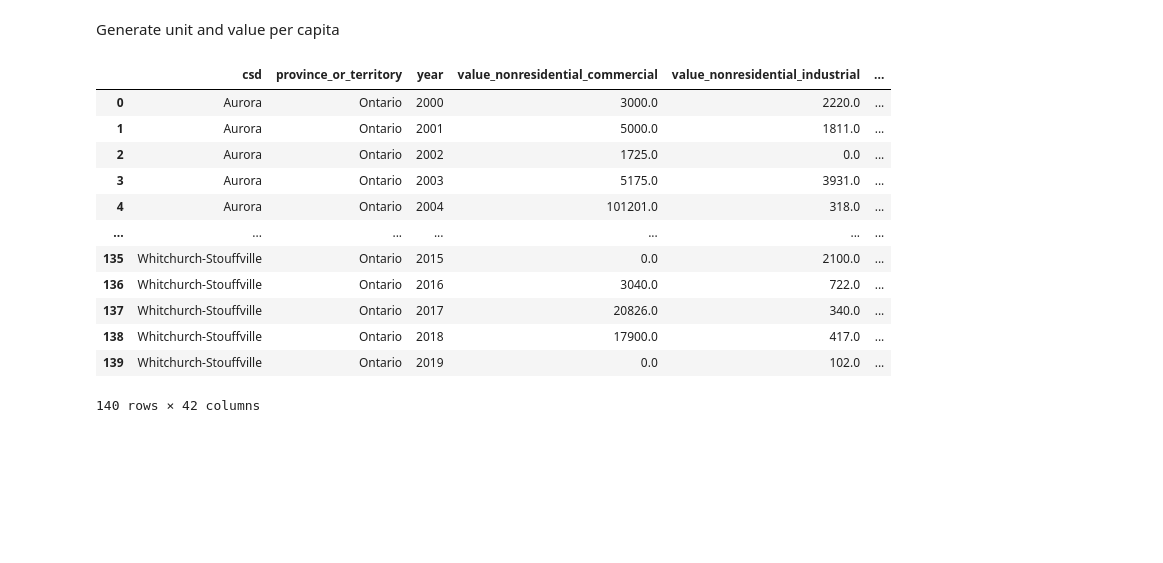
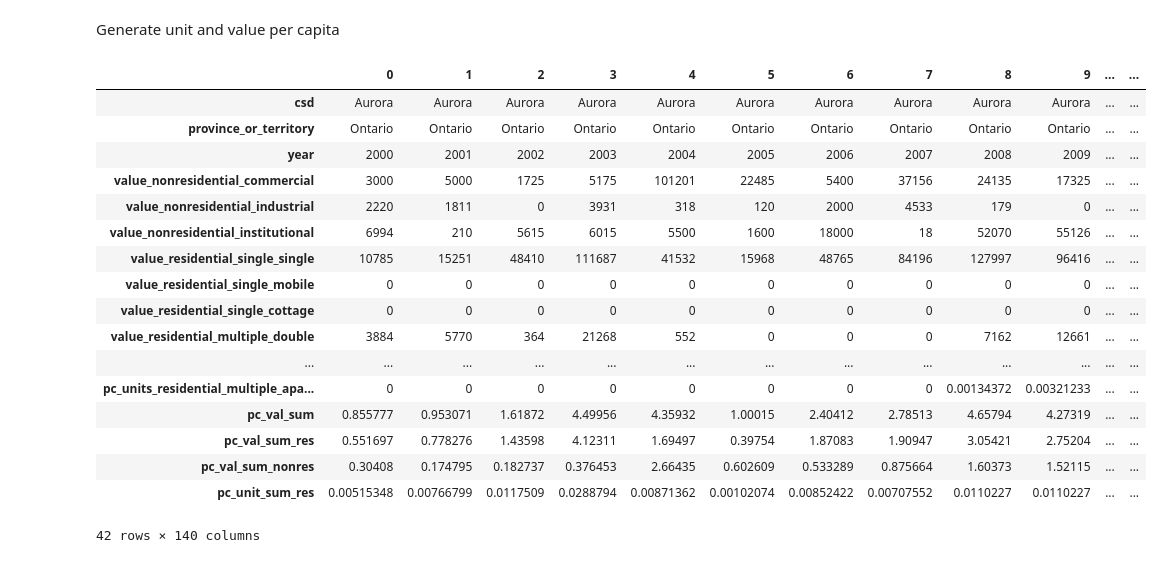
Before and after one commit to FredaXin/project_vaughan, a Jupyter notebook: eda.ipynb, the cells around one changed output. Saved outputs shown, nothing was run; the diff lists cells and outputs as text; code cells hidden in the pictures; blank space fills up the shorter version.

```diff
--- a/eda.ipynb
+++ b/eda.ipynb
@@ -181,18 +181,23 @@ def generate_pc(df):
     return df
 # %%
 generate_pc(top_25)
-generate_pc(york)
+generate_pc(york).T
 # %% [output]
-|  | csd | province_or_territory | year | value_nonresidential_commercial | value_nonresidential_industrial | ... |
-| 0 | Aurora | Ontario | 2000 | 3000.0 | 2220.0 | ... |
-| 1 | Aurora | Ontario | 2001 | 5000.0 | 1811.0 | ... |
-| 2 | Aurora | Ontario | 2002 | 1725.0 | 0.0 | ... |
-| 3 | Aurora | Ontario | 2003 | 5175.0 | 3931.0 | ... |
-| 4 | Aurora | Ontario | 2004 | 101201.0 | 318.0 | ... |
-| ... | ... | ... | ... | ... | ... | ... |
-| 135 | Whitchurch-Stouffville | Ontario | 2015 | 0.0 | 2100.0 | ... |
-| 136 | Whitchurch-Stouffville | Ontario | 2016 | 3040.0 | 722.0 | ... |
-| 137 | Whitchurch-Stouffville | Ontario | 2017 | 20826.0 | 340.0 | ... |
-| 138 | Whitchurch-Stouffville | Ontario | 2018 | 17900.0 | 417.0 | ... |
-| 139 | Whitchurch-Stouffville | Ontario | 2019 | 0.0 | 102.0 | ... |
+|  | 0 | 1 | 2 | 3 | 4 | 5 | 6 | 7 | 8 | 9 | ... | ... |
+| csd | Aurora | Aurora | Aurora | Aurora | Aurora | Aurora | Aurora | Aurora | Aurora | Aurora | ... | ... |
+| province_or_territory | Ontario | Ontario | Ontario | Ontario | Ontario | Ontario | Ontario | Ontario | Ontario | Ontario | ... | ... |
+| year | 2000 | 2001 | 2002 | 2003 | 2004 | 2005 | 2006 | 2007 | 2008 | 2009 | ... | ... |
+| value_nonresidential_commercial | 3000 | 5000 | 1725 | 5175 | 101201 | 22485 | 5400 | 37156 | 24135 | 17325 | ... | ... |
+| value_nonresidential_industrial | 2220 | 1811 | 0 | 3931 | 318 | 120 | 2000 | 4533 | 179 | 0 | ... | ... |
+| value_nonresidential_institutional | 6994 | 210 | 5615 | 6015 | 5500 | 1600 | 18000 | 18 | 52070 | 55126 | ... | ... |
+| value_residential_single_single | 10785 | 15251 | 48410 | 111687 | 41532 | 15968 | 48765 | 84196 | 127997 | 96416 | ... | ... |
+| value_residential_single_mobile | 0 | 0 | 0 | 0 | 0 | 0 | 0 | 0 | 0 | 0 | ... | ... |
+| value_residential_single_cottage | 0 | 0 | 0 | 0 | 0 | 0 | 0 | 0 | 0 | 0 | ... | ... |
+| value_residential_multiple_double | 3884 | 5770 | 364 | 21268 | 552 | 0 | 0 | 0 | 7162 | 12661 | ... | ... |
+| ... | ... | ... | ... | ... | ... | ... | ... | ... | ... | ... | ... | ... |
+| pc_units_residential_multiple_apa... | 0 | 0 | 0 | 0 | 0 | 0 | 0 | 0 | 0.00134372 | 0.00321233 | ... | ... |
+| pc_val_sum | 0.855777 | 0.953071 | 1.61872 | 4.49956 | 4.35932 | 1.00015 | 2.40412 | 2.78513 | 4.65794 | 4.27319 | ... | ... |
+| pc_val_sum_res | 0.551697 | 0.778276 | 1.43598 | 4.12311 | 1.69497 | 0.39754 | 1.87083 | 1.90947 | 3.05421 | 2.75204 | ... | ... |
+| pc_val_sum_nonres | 0.30408 | 0.174795 | 0.182737 | 0.376453 | 2.66435 | 0.602609 | 0.533289 | 0.875664 | 1.60373 | 1.52115 | ... | ... |
+| pc_unit_sum_res | 0.00515348 | 0.00766799 | 0.0117509 | 0.0288794 | 0.00871362 | 0.00102074 | 0.00852422 | 0.00707552 | 0.0110227 | 0.0110227 | ... | ... |
-140 rows × 42 columns
+42 rows × 140 columns
```
Also changed, not shown: 1 other file.
